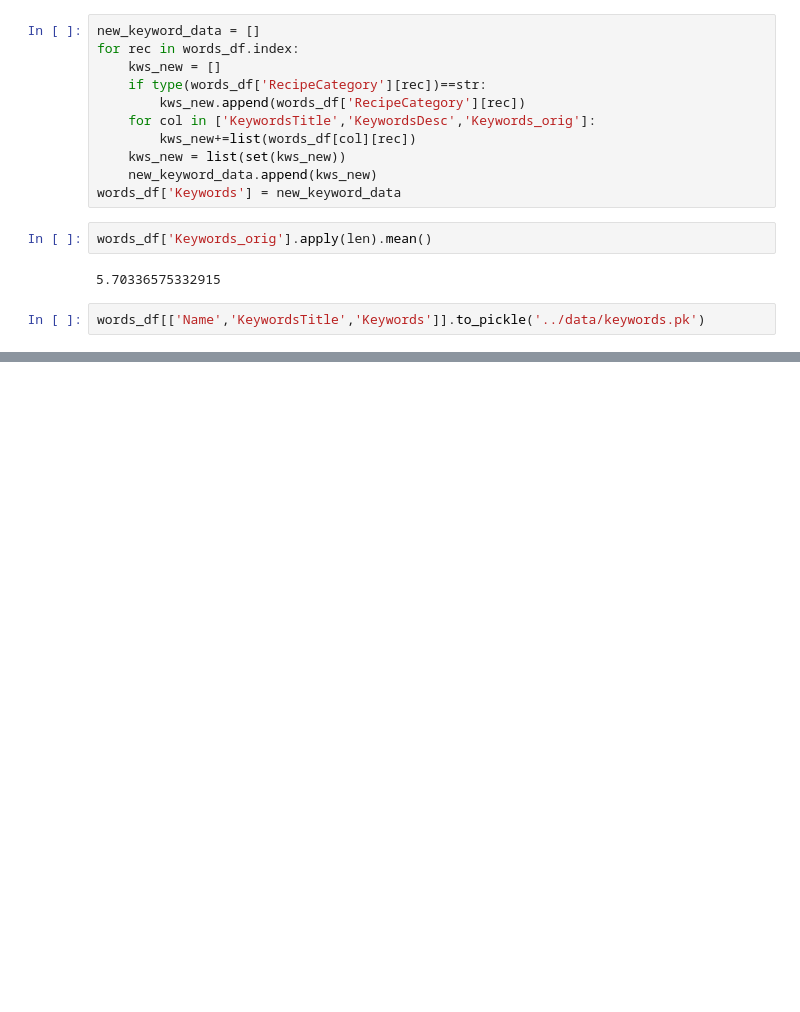
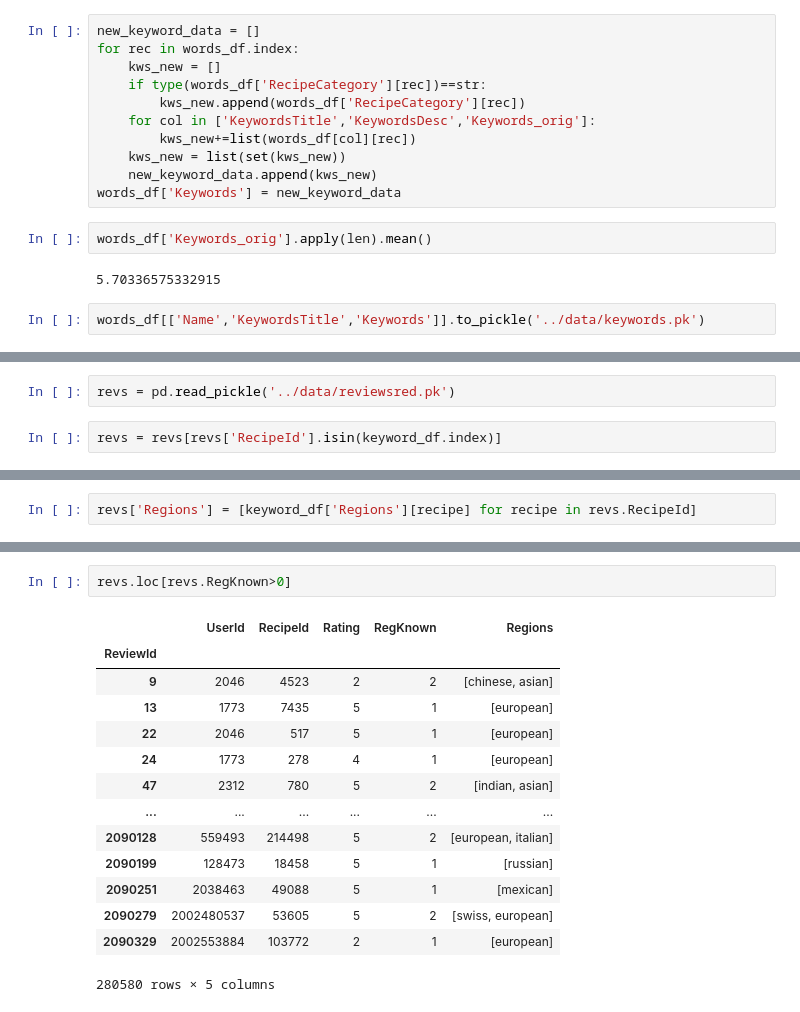
Before and after one commit to nhajouji/foodrecs, a Jupyter notebook: Data Cleaning Notebooks/Keywords_cleaning.ipynb, the cells around one changed output, grey strips where cells are left out. Cells and saved outputs as stored; diff of their text form; blank space fills up the shorter version.

```diff
--- a/Data Cleaning Notebooks/Keywords_cleaning.ipynb
+++ b/Data Cleaning Notebooks/Keywords_cleaning.ipynb
@@ -79,0 +176,4 @@ words_df[['Name','KeywordsTitle','Keywords']].to_pickle('../data/keywords.pk')
+# %%
+revs = pd.read_pickle('../data/reviewsred.pk')
+# %%
+revs = revs[revs['RecipeId'].isin(keyword_df.index)]
@@ -79,0 +199,2 @@ words_df[['Name','KeywordsTitle','Keywords']].to_pickle('../data/keywords.pk')
+# %%
+revs['Regions'] = [keyword_df['Regions'][recipe] for recipe in revs.RecipeId]
@@ -79,0 +218,17 @@ words_df[['Name','KeywordsTitle','Keywords']].to_pickle('../data/keywords.pk')
+# %%
+revs.loc[revs.RegKnown>0]
+# %% [output]
+|  | UserId | RecipeId | Rating | RegKnown | Regions |
+| ReviewId |  |  |  |  |  |
+| 9 | 2046 | 4523 | 2 | 2 | [chinese, asian] |
+| 13 | 1773 | 7435 | 5 | 1 | [european] |
+| 22 | 2046 | 517 | 5 | 1 | [european] |
+| 24 | 1773 | 278 | 4 | 1 | [european] |
+| 47 | 2312 | 780 | 5 | 2 | [indian, asian] |
+| ... | ... | ... | ... | ... | ... |
+| 2090128 | 559493 | 214498 | 5 | 2 | [european, italian] |
+| 2090199 | 128473 | 18458 | 5 | 1 | [russian] |
+| 2090251 | 2038463 | 49088 | 5 | 1 | [mexican] |
+| 2090279 | 2002480537 | 53605 | 5 | 2 | [swiss, european] |
+| 2090329 | 2002553884 | 103772 | 2 | 1 | [european] |
+280580 rows × 5 columns
```
Also changed, not shown: parts of 25 cells of this notebook, 5 other files.
